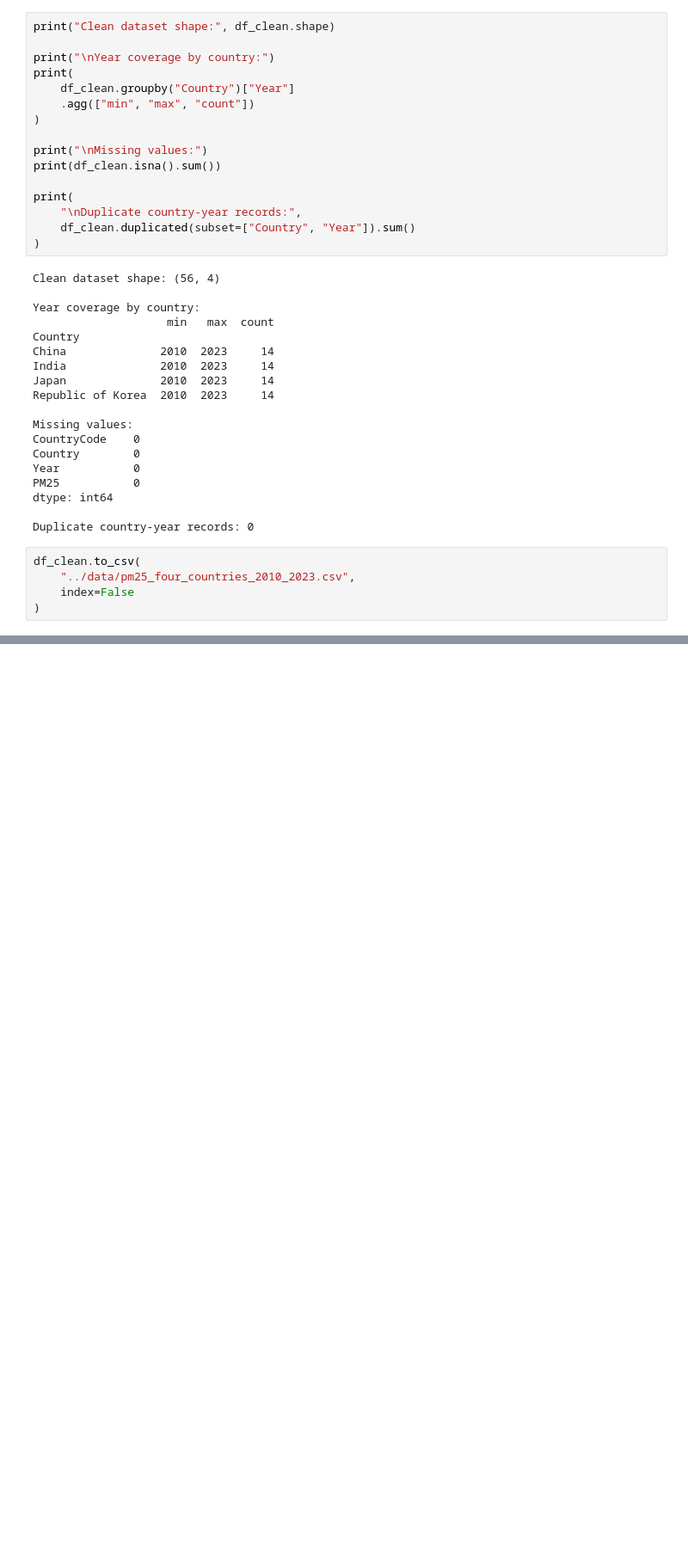
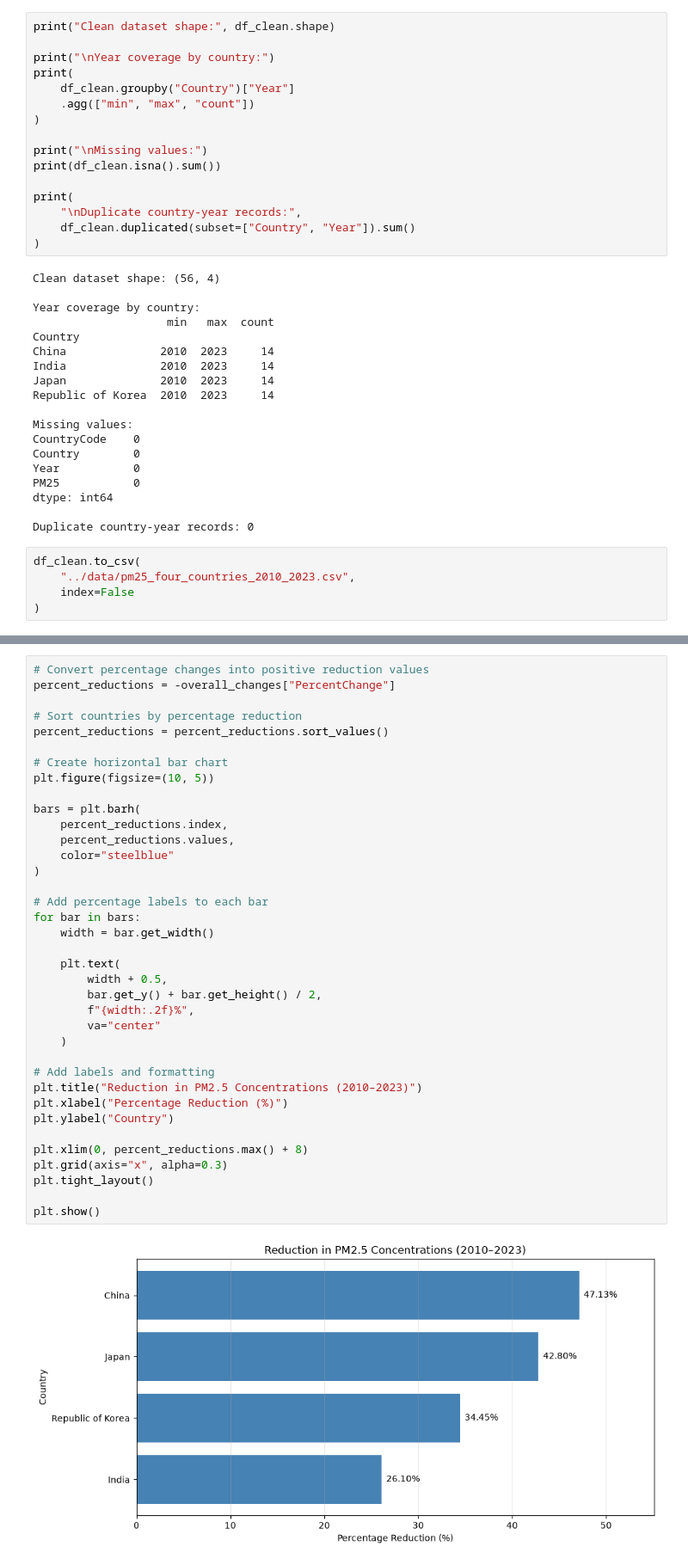
Before and after one commit to Jones-M8/china-pm25-convergence, a Jupyter notebook: notebooks/pm25_analysis.ipynb, the cells around one changed output, grey strips where cells are left out. Shown at 86% size. Cells and saved outputs as stored; diff of their text form; blank space fills up the shorter version.

```diff
--- a/notebooks/pm25_analysis.ipynb
+++ b/notebooks/pm25_analysis.ipynb
@@ -233,0 +472,39 @@ df_clean.to_csv(
+# %%
+# Convert percentage changes into positive reduction values
+percent_reductions = -overall_changes["PercentChange"]
+
+# Sort countries by percentage reduction
+percent_reductions = percent_reductions.sort_values()
+
+# Create horizontal bar chart
+plt.figure(figsize=(10, 5))
+
+bars = plt.barh(
+    percent_reductions.index,
+    percent_reductions.values,
+    color="steelblue"
+)
+
+# Add percentage labels to each bar
+for bar in bars:
+    width = bar.get_width()
+
+    plt.text(
+        width + 0.5,
+        bar.get_y() + bar.get_height() / 2,
+        f"{width:.2f}%",
+        va="center"
+    )
+
+# Add labels and formatting
+plt.title("Reduction in PM2.5 Concentrations (2010–2023)")
+plt.xlabel("Percentage Reduction (%)")
+plt.ylabel("Country")
+
+plt.xlim(0, percent_reductions.max() + 8)
+plt.grid(axis="x", alpha=0.3)
+plt.tight_layout()
+
+plt.show()
+# %% [output]
+[figure, added]
```
Also changed, not shown: parts of 18 cells of this notebook.
